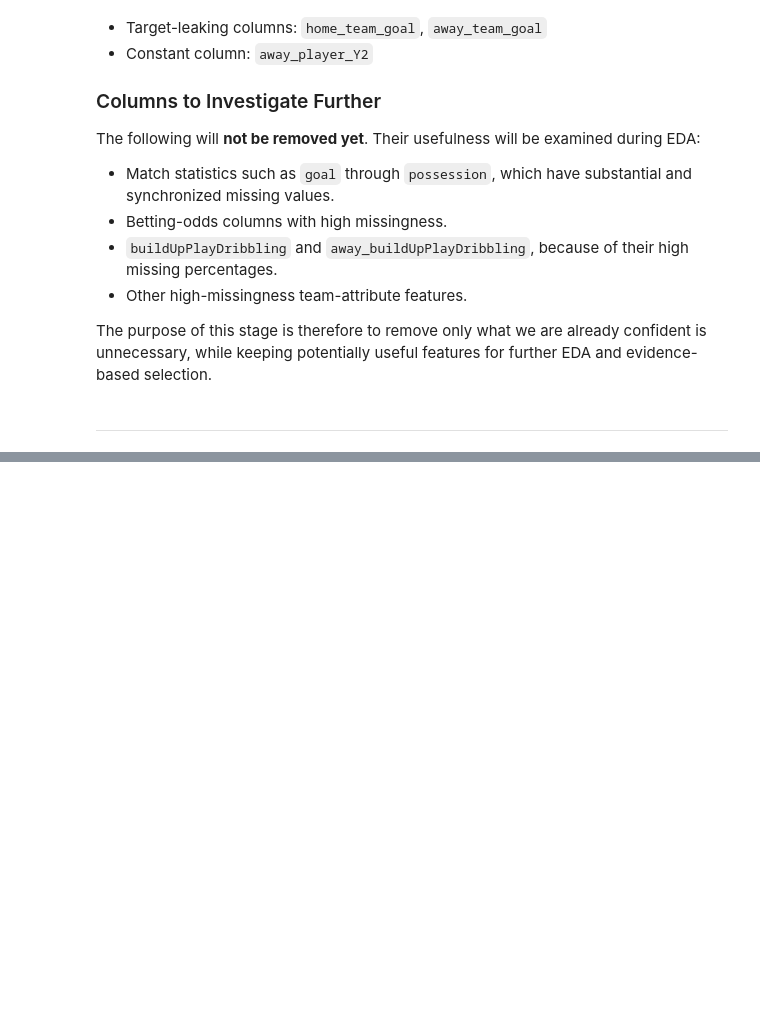
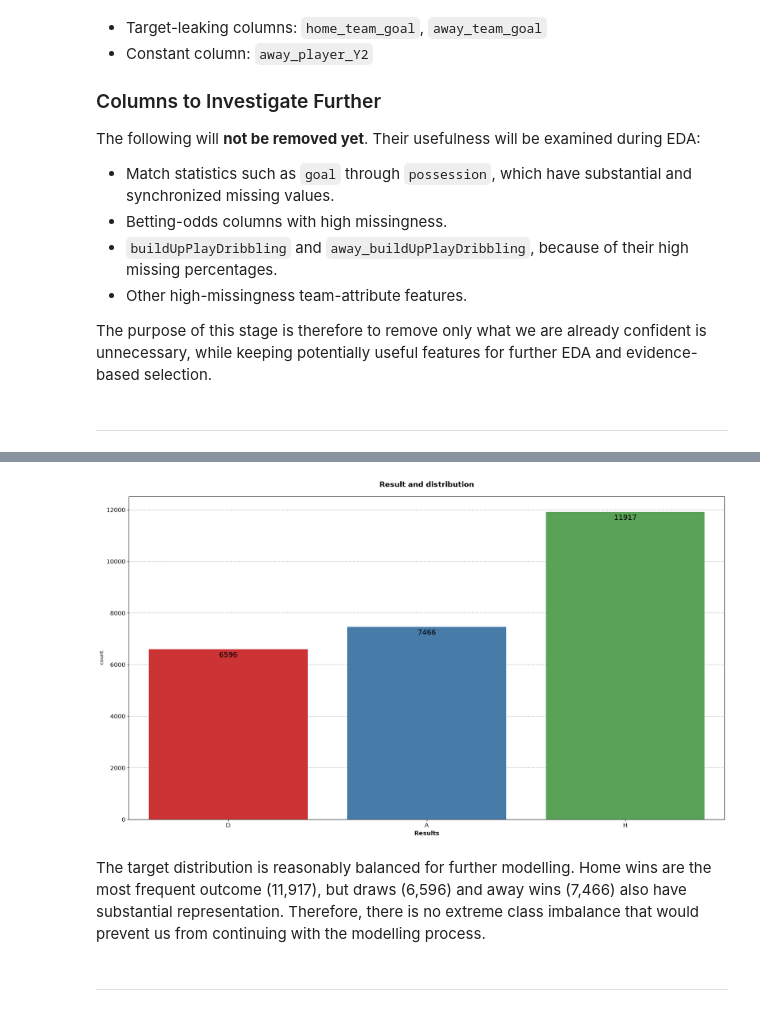
Before and after one commit to Aalli-Talpur/football-match-outcome-prediction, a Jupyter notebook: Notebook/02_Joined_Data_EDA.ipynb, the cells around one changed output, grey strips where cells are left out. Saved outputs shown, nothing was run; the diff lists cells and outputs as text; code cells hidden in the pictures; blank space fills up the shorter version.

Commit message:
Create match outcome target and evaluate season, stage, and league features

```diff
--- a/Notebook/02_Joined_Data_EDA.ipynb
+++ b/Notebook/02_Joined_Data_EDA.ipynb
@@ -181,0 +193,17 @@ further EDA and evidence-based selection.
+# %%
+plt.figure(figsize=(22,12))
+ax = sns.countplot(data=data, x='FTR', hue='FTR', palette="Set1",linewidth=1.5, alpha=1, )
+for container in ax.containers:
+    ax.bar_label(container, fontsize=15, padding=-20)
+plt.xlabel("Results", fontsize=12, fontweight="bold", alpha=1, )
+plt.tick_params(axis='both', labelsize=12, labelcolor='black')
+plt.title("Result and distribution", fontsize=15, fontweight='bold', pad=20)
+plt.rcParams['axes.axisbelow']=True
+plt.grid(True, axis='y', linewidth=1.5, alpha=1, linestyle=':')
+plt.show()
+# %% [output]
+[figure, added]
+# %% [markdown]
+The target distribution is reasonably balanced for further modelling. Home wins are the most frequent outcome (11,917), but draws (6,596) and away wins (7,466) also have substantial representation. Therefore, there is no extreme class imbalance that would prevent us from continuing with the modelling process.
+# %% [markdown]
+---
```
Also changed, not shown: parts of 11 cells of this notebook.
